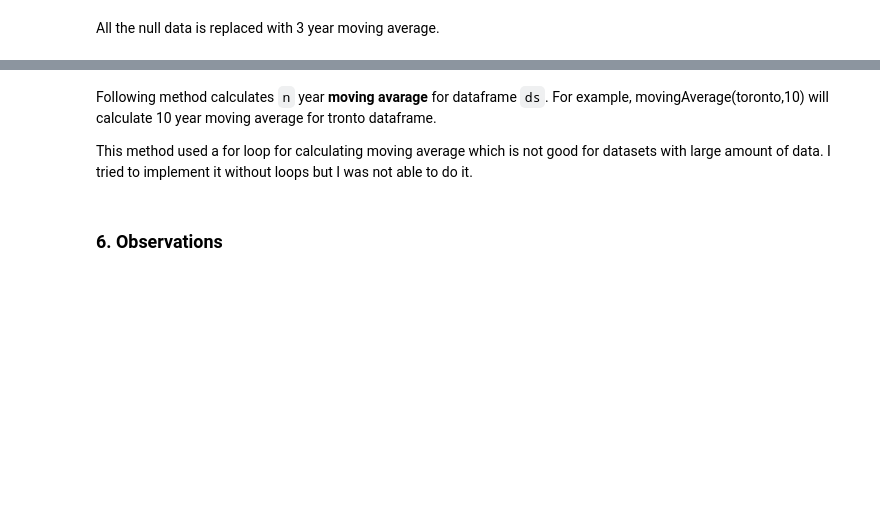
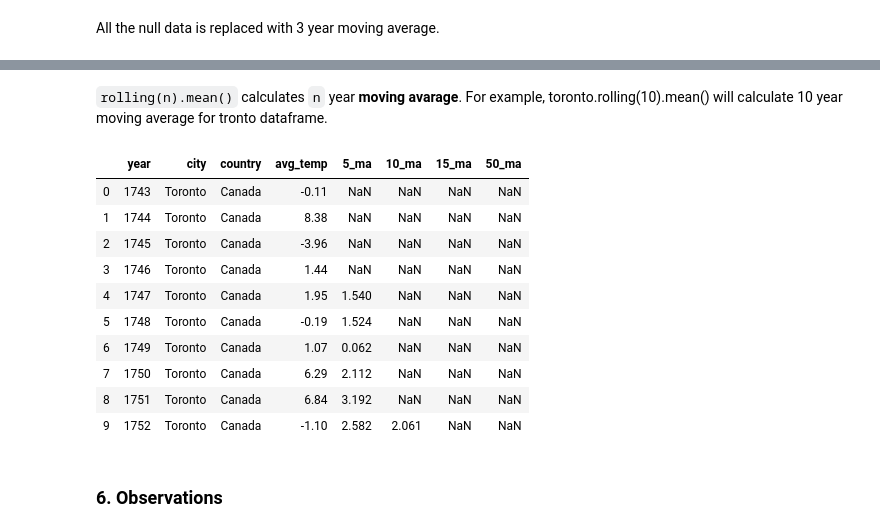
Before and after one commit to hamidkhbl/Exploring_Weather_Trends, a Jupyter notebook: Explore Weather Trends.ipynb, the cells around one changed output, grey strips where cells are left out. Saved outputs shown, nothing was run; the diff lists cells and outputs as text; code cells hidden in the pictures; blank space fills up the shorter version.

Commit message:
Replaced the moving average method with built in rolling() method

```diff
--- a/Explore Weather Trends.ipynb
+++ b/Explore Weather Trends.ipynb
@@ -130,4 +130,0 @@ All the null data is replaced with 3 year moving average.
-# %% [markdown]
-Following method calculates `n` year **moving avarage** for dataframe `ds`. For example, movingAverage(toronto,10) will calculate 10 year moving average for tronto dataframe.
-
-This method used a for loop for calculating moving average which is not good for datasets with large amount of data. I tried to implement it without loops but I was not able to do it.
@@ -151,3 +131,29 @@ movingAverage(glob,50)
+# %% [markdown]
+`rolling(n).mean()` calculates `n` year **moving avarage**. For example, toronto.rolling(10).mean() will calculate 10 year moving average for tronto dataframe.
+# %%
+toronto['5_ma'] = toronto['avg_temp'].rolling(5).mean()
+toronto['10_ma'] = toronto['avg_temp'].rolling(10).mean()
+toronto['15_ma'] = toronto['avg_temp'].rolling(15).mean()
+toronto['50_ma'] = toronto['avg_temp'].rolling(50).mean()
+
+glob['5_ma'] = glob['avg_temp'].rolling(5).mean()
+glob['10_ma'] = glob['avg_temp'].rolling(10).mean()
+glob['15_ma'] = glob['avg_temp'].rolling(15).mean()
+glob['50_ma'] = glob['avg_temp'].rolling(50).mean()
+# %%
+toronto.head(10)
+# %% [output]
+|  | year | city | country | avg_temp | 5_ma | 10_ma | 15_ma | 50_ma |
+| 0 | 1743 | Toronto | Canada | -0.11 | NaN | NaN | NaN | NaN |
+| 1 | 1744 | Toronto | Canada | 8.38 | NaN | NaN | NaN | NaN |
+| 2 | 1745 | Toronto | Canada | -3.96 | NaN | NaN | NaN | NaN |
+| 3 | 1746 | Toronto | Canada | 1.44 | NaN | NaN | NaN | NaN |
+| 4 | 1747 | Toronto | Canada | 1.95 | 1.540 | NaN | NaN | NaN |
+| 5 | 1748 | Toronto | Canada | -0.19 | 1.524 | NaN | NaN | NaN |
+| 6 | 1749 | Toronto | Canada | 1.07 | 0.062 | NaN | NaN | NaN |
+| 7 | 1750 | Toronto | Canada | 6.29 | 2.112 | NaN | NaN | NaN |
+| 8 | 1751 | Toronto | Canada | 6.84 | 3.192 | NaN | NaN | NaN |
+| 9 | 1752 | Toronto | Canada | -1.10 | 2.582 | 2.061 | NaN | NaN |
 # %% [markdown]
 <a id='Observations'></a>
 ### 6. Observations
```
Also changed, not shown: parts of 5 cells of this notebook.
